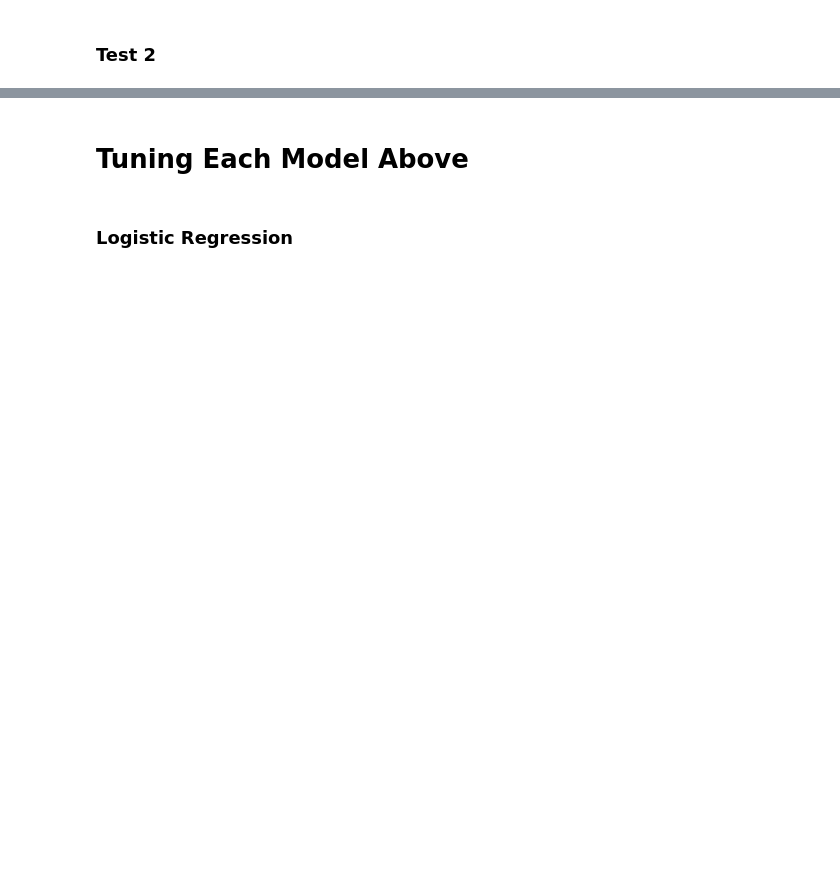
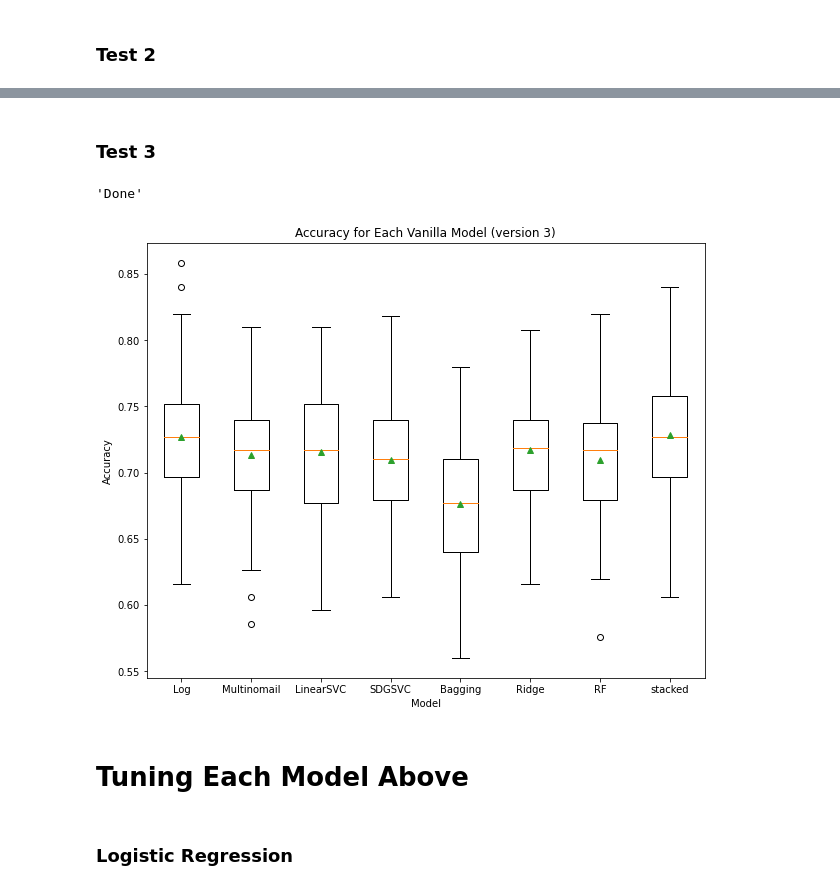
Before and after one commit to HeeebsInc/Google_Apple_Sentiment_Analysis, a Jupyter notebook: ModelingSKLearn.ipynb, the cells around one changed output, grey strips where cells are left out. Saved outputs shown, nothing was run; the diff lists cells and outputs as text; code cells hidden in the pictures; blank space fills up the shorter version.

```diff
--- a/ModelingSKLearn.ipynb
+++ b/ModelingSKLearn.ipynb
@@ -91,3 +107,27 @@ plot_model_results(results, model_names, 'figures/VanillaResults2', figure_title
+# %% [markdown]
+### Test 3
+# %%
+models = {'Log': LogisticRegression(), 'Multinomail': MultinomialNB(),
+          'LinearSVC': LinearSVC(max_iter = 1250, random_state = 10), 'SDGSVC': SGDClassifier(random_state = 10),
+          'Bagging': BaggingClassifier(random_state = 10),
+          'Ridge': RidgeClassifier(random_state = 10), 'RF': RandomForestClassifier(random_state = 10)}
+
+#create stacked model
+new_models = stacked_model(models)
+
+# getting results and model
+result_dict = test_models(x_train, y_train, new_models, n_jobs = -1)
+
+save_cv_results(result_dict, 'models/VanillaResults3.p')
+# %% [output]
+'Done'
+# %%
+results = [i[1] for i in result_dict.items()]
+model_names = [i for i in result_dict.keys()]
+plot_model_results(results, model_names, 'figures/VanillaResults3', figure_title = 'Accuracy for Each Vanilla Model (version 3)',
+                   figsize = (10, 8))
+# %% [output]
+[figure, added]
 # %%
 assert False
 # %% [markdown]
```
Also changed, not shown: parts of 8 cells of this notebook, 6 other files.
